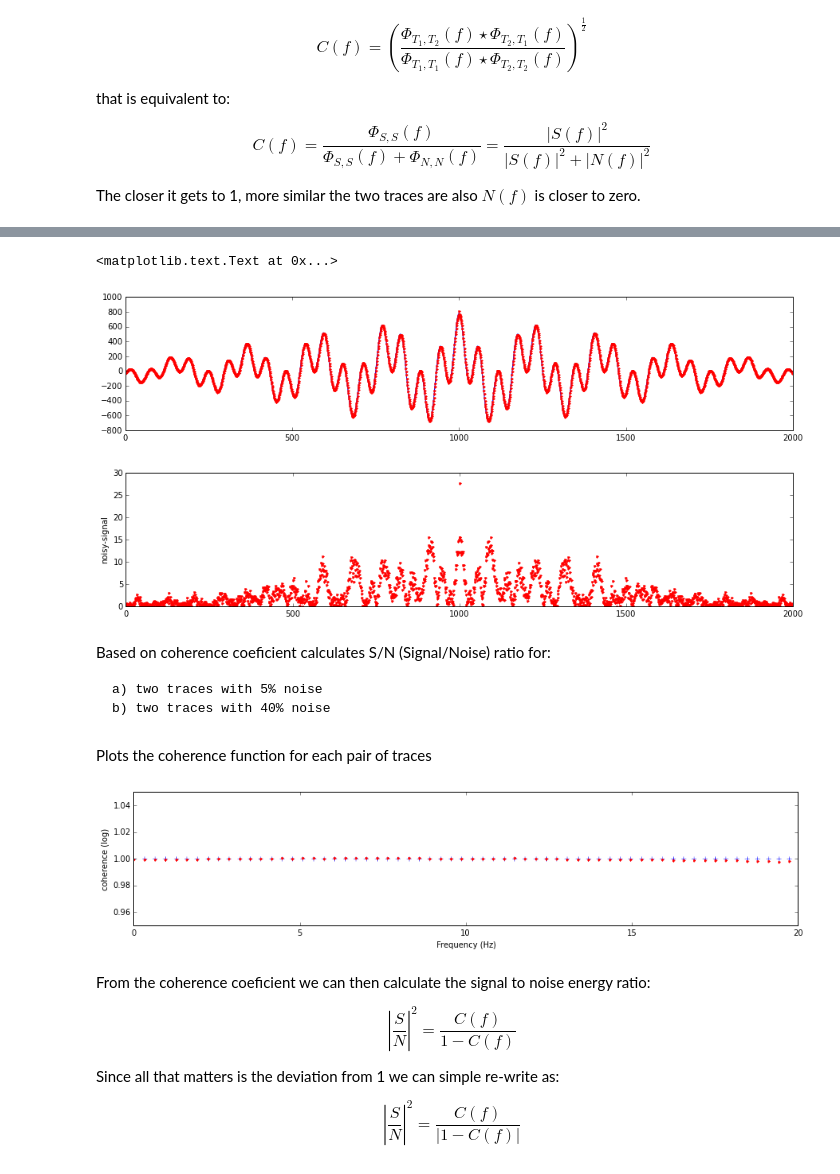
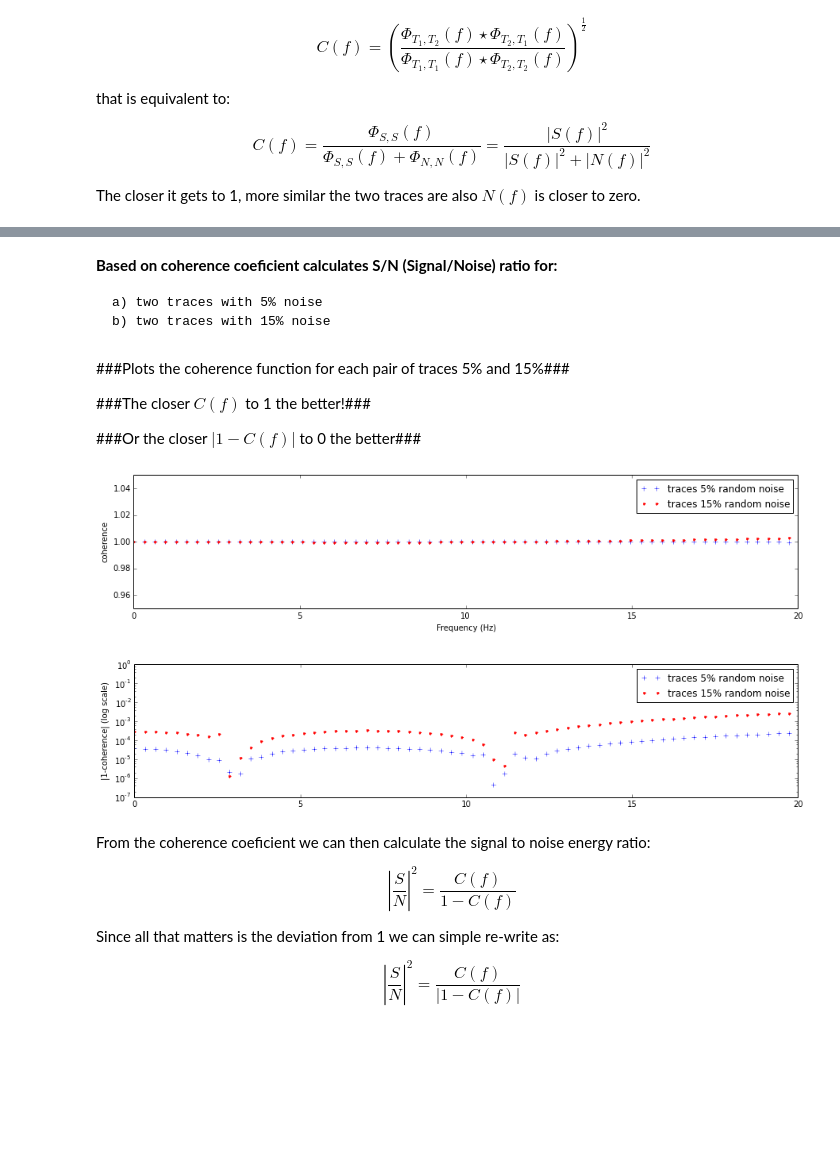
Before and after one commit to eusoubrasileiro/geonumerics, a Jupyter notebook: ipython_notebooks/SN ratio coherence.ipynb, the cells around one changed output, grey strips where cells are left out. Cells and saved outputs as stored; diff of their text form; code cells hidden in the pictures; blank space fills up the shorter version.

Commit message:
from work S/N ratio G. Henry perfect ready!

```diff
--- a/ipython_notebooks/SN ratio coherence.ipynb
+++ b/ipython_notebooks/SN ratio coherence.ipynb
@@ -73,15 +75,21 @@ from scipy import signal
 
 n = 2000
 t = np.linspace(0, 2*3.14159, n)
-y = np.cos(t*3*np.pi)+np.cos(t*11*np.pi)+signal.gausspulse(t-1.5*np.pi, fc=9)+signal.gausspulse(t-np.pi, fc=5) # noise free
+y = np.cos(t*3*np.pi)+np.cos(t*11*np.pi)+signal.gausspulse(t-0.5*np.pi, fc=9)-signal.gausspulse(t-np.pi, fc=5) # noise free
 y = y*signal.hanning(n) # in case you want to test just uncomment it
 y -= y.mean()
 y0 = y + 0.05*y*(2*np.random.rand(n)-1) # + noise A 5%
 y1  = y + 0.05*y*(2*np.random.rand(n)-1) # + noise B 5%
-y2 = y + 0.4*y*(2*np.random.rand(n)-1) # + noise C 40%
-y3  = y + 0.4*y*(2*np.random.rand(n)-1) # + noise D 40%
-pylab.figure(figsize=(15,3))
-pylab.plot(t, y1, '+b-')
-pylab.plot(t, y2, '.r-')
+y2 = y + 0.15*y*(2*np.random.rand(n)-1) # + noise C 15%
+y3  = y + 0.15*y*(2*np.random.rand(n)-1) # + noise D 15%
+pylab.figure(figsize=(15,2))
+pylab.plot(t, y, 'b', label="noise free signal")
+pylab.legend(loc=3)
+pylab.figure(figsize=(15,2))
+pylab.plot(t, y1, ',g-', label="+ 5% random noise")
+pylab.legend(loc=3)
+pylab.figure(figsize=(15,2))
+pylab.plot(t, y2, ',r-', label="+ 15% random noise")
+pylab.legend(loc=3)
 pylab.show()
 # %% [output]
@@ -106,24 +112,3 @@ Note also that the absolute values of the cross or auto-correlations are related
-# %%
-sg = np.correlate(y, y, 'same')
-ns = np.correlate(y2, y2, 'same')
-# normalized cross-correlations to 0->1
-#amin = min(s.min(), n.min())
-#amax = max(s.max(), n.max())
-#s = (s - amin)/(amax-amin) # normalize to 0->1
-#n = (n - amin)/(amax-amin)
-pylab.figure(figsize=(15,3))
-pylab.plot(sg, 'b-')
-pylab.plot(ns, '.r')
-#pylab.xlim((0,1000))
-pylab.figure(figsize=(15,3))
-pylab.plot(np.abs(ns-sg), '.r')
-pylab.ylabel('noisy-signal')
-#print sg.sum()
-#print ns.sum()
-# %% [output]
-<matplotlib.text.Text at 0x...>
-[figure, removed]
-[figure, removed]
 # %%
 def coherence(t0, t1):
     """
@@ -149,33 +134,41 @@ def coherence(t0, t1):
     cros = np.fft.fft(np.correlate(np.correlate(t0, t0, 'same'), np.correlate(t1, t1,'same'), 'same'))
     return np.sqrt(np.abs(aut/cros)) # just the modulus part
 # %% [markdown]
-Based on coherence coeficient calculates S/N (Signal/Noise) ratio for:
+**Based on coherence coeficient calculates S/N (Signal/Noise) ratio for:**
 
     a) two traces with 5% noise
-    b) two traces with 40% noise
+    b) two traces with 15% noise
-# %% [markdown]
-Plots the coherence function for each pair of traces
+# %% [markdown]
+###Plots the coherence function for each pair of traces 5% and 15%###
+
+###The closer $C(f)$ to 1 the better!###
+
+###Or the closer $\left|1-C(f)\right|$ to 0 the better###
 # %%
 fs = np.fft.fftfreq(n, 3.14159/n)
 c0 = coherence(y0, y1)
 c1 = coherence(y2, y3)
-#db = 1.0
-#c0 = 10*np.log(c0/db)
-#c1 = 10*np.log(c1/db)
 pylab.figure(figsize=(15,3))
 ax = pylab.subplot(111)
-ax.plot(fs[:n/2], c0[:n/2], '+b')
-pylab.legend()
-ax.plot(fs[:n/2], c1[:n/2], '.r')
+ax.plot(fs[:n/2], c0[:n/2], '+b', label="traces 5% random noise")
+ax.plot(fs[:n/2], c1[:n/2], '.r', label="traces 15% random noise")
 pylab.legend()
 pylab.xlim(0, 20) # just the range of frequencies we did input
-#pylab.yscale('log')
 pylab.ylim(0.95, 1.05)
-pylab.ylabel('coherence (log)')
+pylab.ylabel('coherence')
 pylab.xlabel('Frequency (Hz)')
+pylab.figure(figsize=(15,3))
+ax = pylab.subplot(111)
+ax.plot(fs[:n/2], np.abs(1-c0[:n/2]), '+b', label="traces 5% random noise")
+ax.plot(fs[:n/2], np.abs(1-c1[:n/2]), '.r', label="traces 15% random noise")
+pylab.xlim(0, 20) # just the range of frequencies we did input
+pylab.ylabel('|1-coherence| (log scale)')
+pylab.yscale('log')
+pylab.legend()
 pylab.show()
 # %% [output]
-[figure, old version]
+[figure, new version]
+[figure, added]
 # %% [markdown]
 From the coherence coeficient we can then calculate the signal to noise energy ratio:
 
```
Also changed, not shown: parts of 7 cells of this notebook.
